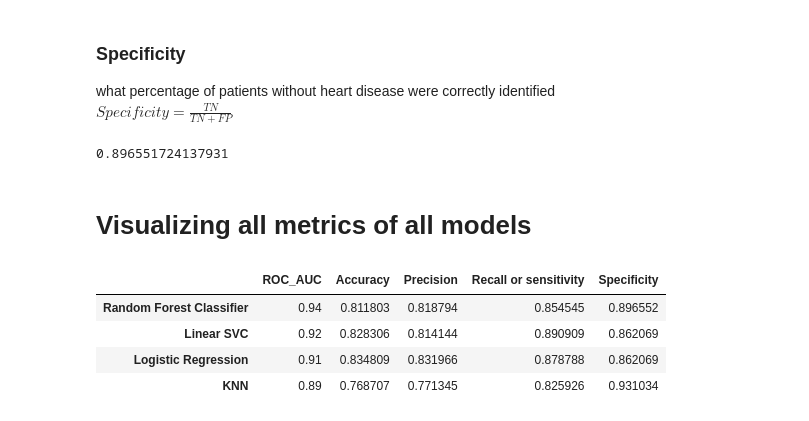
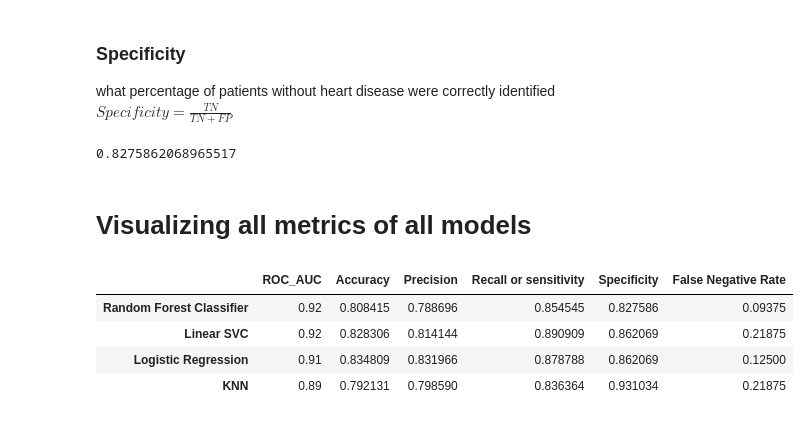
Before and after one commit to venkatesh-eranti/classification_milestone_project, a Jupyter notebook: Classification.ipynb, the cells around one changed output. Saved outputs shown, nothing was run; the diff lists cells and outputs as text; code cells hidden in the pictures.

```diff
--- a/Classification.ipynb
+++ b/Classification.ipynb
@@ -918,6 +912,6 @@ recall_score(scaled_y_test,y_pred_knn_clf1)
 # %% [output]
 0.78125
 # %%
-knn_rec_crs=np.mean(cross_val_score(knn_clf1,scaled_x_train,scaled_y_train,scoring='recall',cv=5))
+knn_rec_crs=np.mean(cross_val_score(knn_clf1,scaled_df.drop('target',axis=1),scaled_df['target'],scoring='recall',cv=5))
 knn_rec_crs
 # %% [output]
@@ -924,0 +925,3 @@ knn_rec_crs
+# %%
+fnr_rec_crs=7/(7+25)
+fnr_rec_crs
@@ -968,0 +977,4 @@ gs_rand_clf.score(x_test,y_test)
+# %%
+gs_rand_clf=RandomForestClassifier(n_estimators=10,max_depth=5,max_features='sqrt',min_samples_split=4,min_samples_leaf=1)
+gs_rand_clf.fit(x_train,y_train)
+gs_rand_clf.score(x_test,y_test)
@@ -1069,28 +1089,29 @@ fnr_rnd_rec_crs
 ### Specificity
 what percentage of patients without heart disease were correctly identified<br>
 $Specificity = \frac{TN}{TN+FP}$
-# %%
-spec_rnd_rec_crs=26/(26+3)
-spec_rnd_rec_crs
-# %% [output]
-0.896551724137931
+# %%
+spec_rnd_rec_crs=24/(24+5)
+spec_rnd_rec_crs
+# %% [output]
+0.8275862068965517
 # %% [markdown]
 
 # Visualizing all metrics of all models
 # %%
-cv_metrics = pd.DataFrame({'ROC_AUC':[0.94,0.92,0.91,0.89],
+cv_metrics = pd.DataFrame({'ROC_AUC':[0.92,0.92,0.91,0.89],
                            'Accuracy': [rnd_acc_crs,acc_crs,log_acc_crs,knn_acc_crs],
                             'Precision': [rnd_prec_crs,prec_crs,log_prec_crs,knn_prec_crs],
                             'Recall or sensitivity': [rnd_rec_crs,rec_crs,log_rec_crs,knn_rec_crs],
-                           'Specificity':[spec_rnd_rec_crs,spec_rec_crs,spec_log_rec_crs,spec_knn_rec_crs]},
+                           'Specificity':[spec_rnd_rec_crs,spec_rec_crs,spec_log_rec_crs,spec_knn_rec_crs],
+                           'False Negative Rate':[fnr_rnd_rec_crs,fnr_rec_crs,fnr_log_rec_crs,fnr_rec_crs]},
                           index=['Random Forest Classifier','Linear SVC','Logistic Regression','KNN'])
 cv_metrics
 # %% [output]
-|  | ROC_AUC | Accuracy | Precision | Recall or sensitivity | Specificity |
-| Random Forest Classifier | 0.94 | 0.811803 | 0.818794 | 0.854545 | 0.896552 |
-| Linear SVC | 0.92 | 0.828306 | 0.814144 | 0.890909 | 0.862069 |
-| Logistic Regression | 0.91 | 0.834809 | 0.831966 | 0.878788 | 0.862069 |
-| KNN | 0.89 | 0.768707 | 0.771345 | 0.825926 | 0.931034 |
+|  | ROC_AUC | Accuracy | Precision | Recall or sensitivity | Specificity | False Negative Rate |
+| Random Forest Classifier | 0.92 | 0.808415 | 0.788696 | 0.854545 | 0.827586 | 0.09375 |
+| Linear SVC | 0.92 | 0.828306 | 0.814144 | 0.890909 | 0.862069 | 0.21875 |
+| Logistic Regression | 0.91 | 0.834809 | 0.831966 | 0.878788 | 0.862069 | 0.12500 |
+| KNN | 0.89 | 0.792131 | 0.798590 | 0.836364 | 0.931034 | 0.21875 |
 # %%
 d=cv_metrics.T
 f = plt.figure()
```
Also changed, not shown: parts of 31 cells of this notebook.
